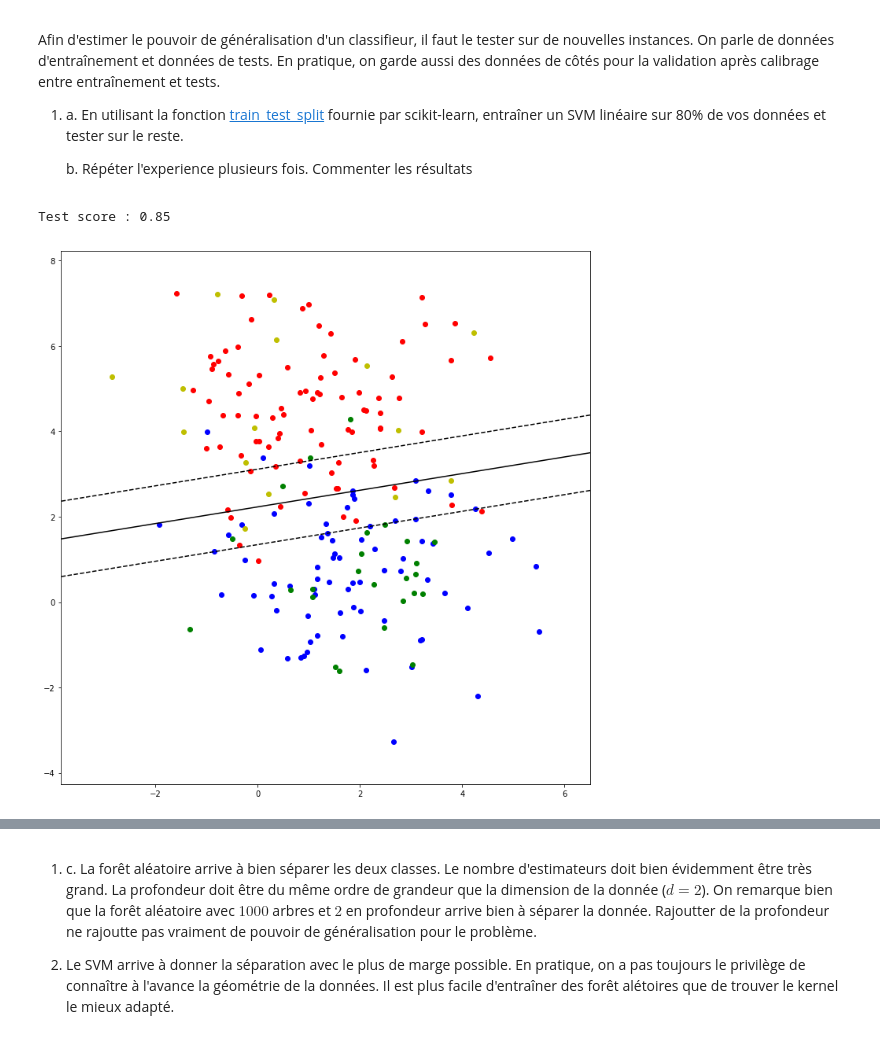
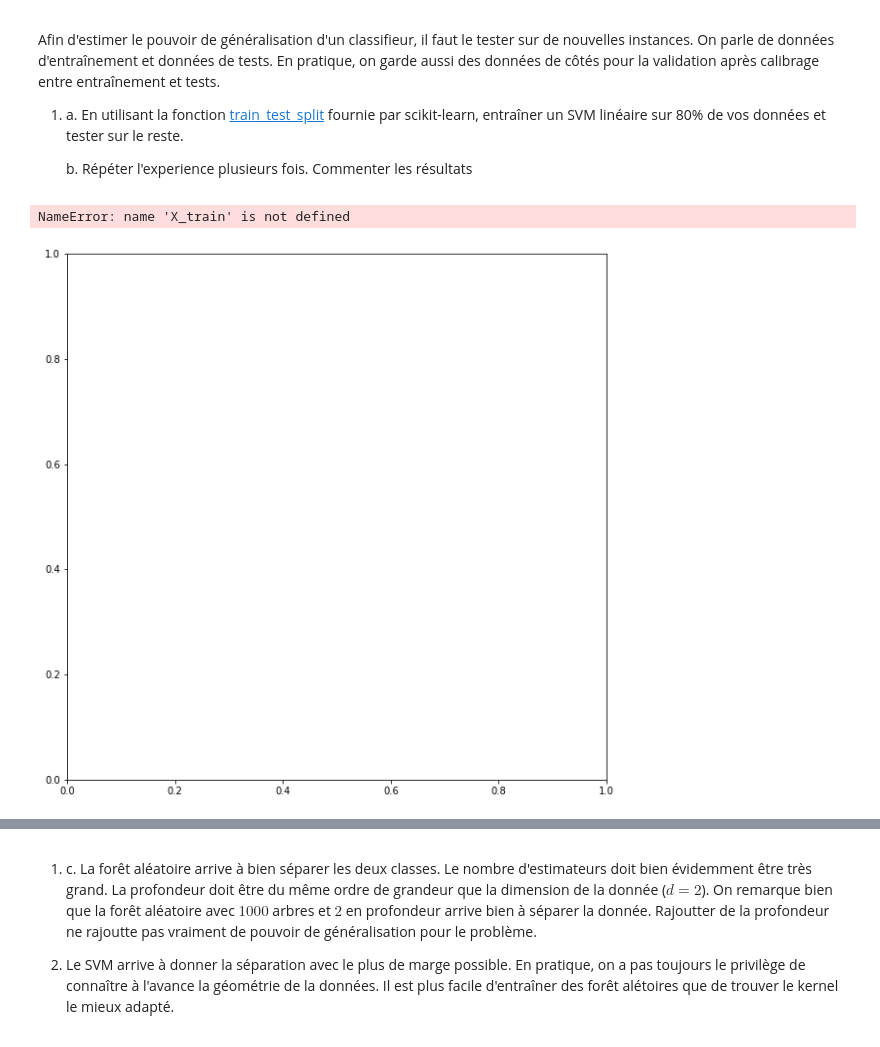
Before and after one commit to ethiy/svm-fs, a Jupyter notebook: TP/tp_svm_fs.ipynb, the cells around one changed output, grey strips where cells are left out. Drawn from its saved outputs; the diff is of its cells as text; code cells hidden in the pictures.

```diff
--- a/TP/tp_svm_fs.ipynb
+++ b/TP/tp_svm_fs.ipynb
@@ -302,38 +259,27 @@ Afin d'estimer le pouvoir de généralisation d'un classifieur, il faut le teste
 # %%
 import sklearn.model_selection
 
 X, Y = sklearn.datasets.make_blobs(n_samples=200, centers=2, random_state=0, cluster_std=1.5)
 
 # Répartir les données en 4/5 de train data et 1/5 de test data
-X_train, X_test, Y_train, Y_test = sklearn.model_selection.train_test_split( X, Y, test_size=.2, random_state=42)
 
 # Entraîner le modèle
-classifier = sklearn.svm.SVC(kernel='linear', C=1).fit(X_train, Y_train)
 
 # Tester le modèle entraîné
-test_score = classifier.score(X_test, Y_test)
-
-print('Test score :', test_score)
 
 f, ax = plt.subplots(1, 1)
 f.set_figheight(10)
 f.set_figwidth(10)
 
 plot_dataset(X_train, Y_train, ax)
 plot_dataset(X_test, Y_test, ax, ['y', 'g'])
 xx, yy = mesh_from(X, .01)
-plot_margin(
-    xx,
-    yy,
-    ax,
-    classifier
-)
 
 plt.tight_layout()
 plt.show()
 # %% [output]
-Test score : 0.85
+NameError: name 'X_train' is not defined
-[figure, old version]
+[figure, new version]
 # %% [markdown]
 ### Recherche de paramètres
 
```
Also changed, not shown: parts of 25 cells of this notebook.
